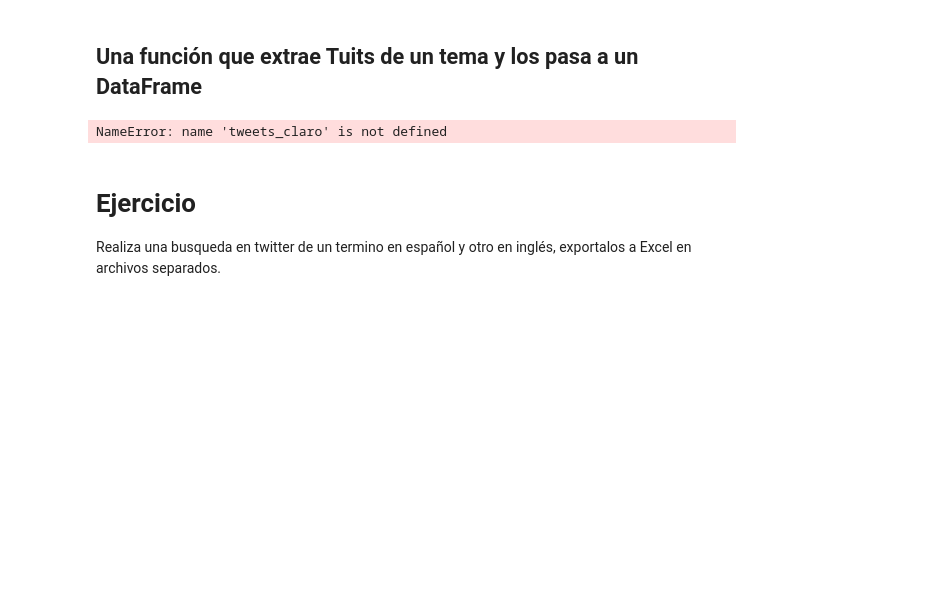
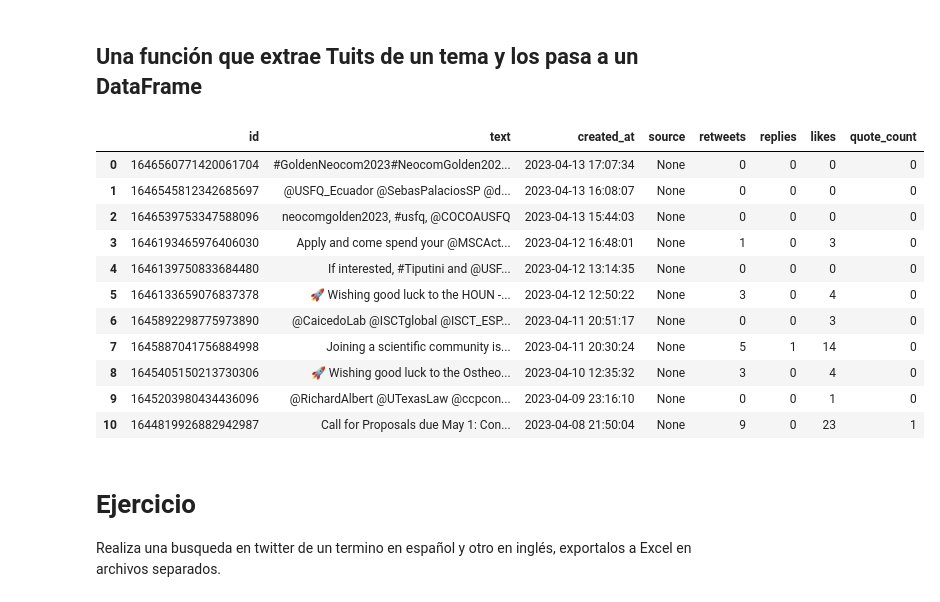
Before and after one commit to mayait/ClaseAnalisisDatos, a Jupyter notebook: nlp/nlp_2023_Twitter_Data_Scrapper.ipynb, the cells around one changed output. Drawn from its saved outputs; the diff is of its cells as text; code cells hidden in the pictures; blank space fills up the shorter version.

```diff
--- a/nlp/nlp_2023_Twitter_Data_Scrapper.ipynb
+++ b/nlp/nlp_2023_Twitter_Data_Scrapper.ipynb
@@ -75,7 +75,7 @@ En este ejemplo nos decargamos 10 Tweets de Ecuador
 # La función search_recent_tweets() devuelve un objeto de tipo Response, que contiene los tweets en su atributo data.
 # El parámetro max_results indica el número máximo de tweets que se devolverán en la respuesta.
 
-response = client.search_recent_tweets("Ecuador -is:retweet", max_results=10)
+response = client.search_recent_tweets("Young Sheldon -is:retweet lang:en", max_results=100)
 tweets = response.data
 
 # Iterar a través de los tweets e imprimir el texto
@@ -107,7 +107,7 @@ https://tweeterid.com/
 
 @usfq_ecuador => 66436490
 # %%
-id = '66436490'
+id = '479831176'
 tweets = client.get_users_tweets(id=id, tweet_fields=['context_annotations','created_at','geo'], max_results=10)
 for tweet in tweets.data:
     print(tweet.created_at, tweet.text)
@@ -136,7 +132,7 @@ https://t.co/P7UdKbcLTS
 
 def getTweets(keyword, num_tweets):
     # Consulta de búsqueda que incluye el término de búsqueda, excluye retweets y selecciona tweets en español
-    query = f'{keyword} -is:retweet lang:es'
+    query = f'{keyword} -is:retweet lang:en'
 
     # Uso del paginador de Tweepy para obtener más de 100 tweets recientes a través de la API de Twitter
     tweets = []
@@ -168,14 +164,24 @@ def getTweets(keyword, num_tweets):
     df['created_at'] = df['created_at'].dt.tz_convert(None)
 
     # Devolver la lista de tweets
-    return tweets
+    return df
 # %%
-tweets_claro = getTweets("ClaroEcua", 100000)
+tweets_claro = getTweets("usfq", 1000)
-# %%
-# Convert timezone-aware datetimes to timezone-naive datetimes
-tweets_claro.to_excel("tweets_ecuador.xlsx")
-# %% [output]
-NameError: name 'tweets_claro' is not defined
+# %%
+tweets_claro
+# %% [output]
+|  | id | text | created_at | source | retweets | replies | likes | quote_count |
+| 0 | 1646560771420061704 | #GoldenNeocom2023#NeocomGolden202... | 2023-04-13 17:07:34 | None | 0 | 0 | 0 | 0 |
+| 1 | 1646545812342685697 | @USFQ_Ecuador @SebasPalaciosSP @d... | 2023-04-13 16:08:07 | None | 0 | 0 | 0 | 0 |
+| 2 | 1646539753347588096 | neocomgolden2023, #usfq, @COCOAUSFQ | 2023-04-13 15:44:03 | None | 0 | 0 | 0 | 0 |
+| 3 | 1646193465976406030 | Apply and come spend your @MSCAct... | 2023-04-12 16:48:01 | None | 1 | 0 | 3 | 0 |
+| 4 | 1646139750833684480 | If interested, #Tiputini and @USF... | 2023-04-12 13:14:35 | None | 0 | 0 | 0 | 0 |
+| 5 | 1646133659076837378 | 🚀 Wishing good luck to the HOUN -... | 2023-04-12 12:50:22 | None | 3 | 0 | 4 | 0 |
+| 6 | 1645892298775973890 | @CaicedoLab @ISCTglobal @ISCT_ESP... | 2023-04-11 20:51:17 | None | 0 | 0 | 3 | 0 |
+| 7 | 1645887041756884998 | Joining a scientific community is... | 2023-04-11 20:30:24 | None | 5 | 1 | 14 | 0 |
+| 8 | 1645405150213730306 | 🚀 Wishing good luck to the Ostheo... | 2023-04-10 12:35:32 | None | 3 | 0 | 4 | 0 |
+| 9 | 1645203980434436096 | @RichardAlbert @UTexasLaw @ccpcon... | 2023-04-09 23:16:10 | None | 0 | 0 | 1 | 0 |
+| 10 | 1644819926882942987 | Call for Proposals due May 1: Con... | 2023-04-08 21:50:04 | None | 9 | 0 | 23 | 1 |
 # %% [markdown]
 # Ejercicio
 Realiza una busqueda en twitter de un termino en español y otro en inglés, exportalos a Excel en archivos separados.
```
Also changed, not shown: parts of 4 cells of this notebook.
